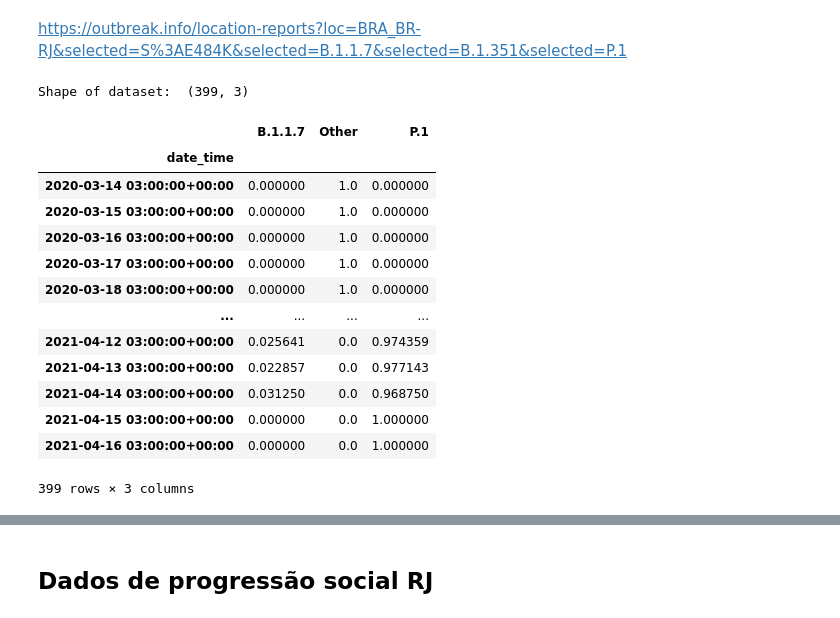
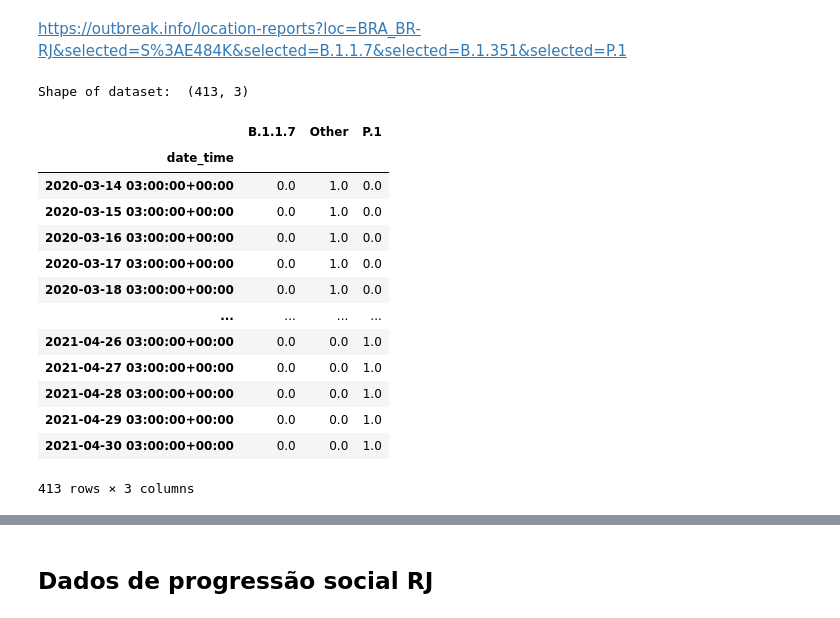
Before and after one commit to fbosousa/covid19, a Jupyter notebook: dados_rj.ipynb, the cells around one changed output, grey strips where cells are left out. Drawn from its saved outputs; the diff is of its cells as text; code cells hidden in the pictures.

```diff
--- a/dados_rj.ipynb
+++ b/dados_rj.ipynb
@@ -343,27 +343,27 @@ plt.show()
 # %% [markdown]
 https://outbreak.info/location-reports?loc=BRA_BR-RJ&selected=S%3AE484K&selected=B.1.1.7&selected=B.1.351&selected=P.1
 # %%
-lineage_prevalence = pd.read_json (r'data/RJ/outbreakinfo_mutation_report_data_2021-05-12.json')
+lineage_prevalence = pd.read_json (r'data/RJ/outbreakinfo_mutation_report_data_2021-05-26.json')
 lineage_prevalence.drop(["source"],axis='columns', inplace=True)
 lineage_prevalence = lineage_prevalence.set_index('date_time')
 print("Shape of dataset: ", lineage_prevalence.shape)
 lineage_prevalence
 # %% [output]
-Shape of dataset:  (399, 3)
+Shape of dataset:  (413, 3)
 |  | B.1.1.7 | Other | P.1 |
 | date_time |  |  |  |
-| 2020-03-14 03:00:00+00:00 | 0.000000 | 1.0 | 0.000000 |
-| 2020-03-15 03:00:00+00:00 | 0.000000 | 1.0 | 0.000000 |
-| 2020-03-16 03:00:00+00:00 | 0.000000 | 1.0 | 0.000000 |
-| 2020-03-17 03:00:00+00:00 | 0.000000 | 1.0 | 0.000000 |
-| 2020-03-18 03:00:00+00:00 | 0.000000 | 1.0 | 0.000000 |
+| 2020-03-14 03:00:00+00:00 | 0.0 | 1.0 | 0.0 |
+| 2020-03-15 03:00:00+00:00 | 0.0 | 1.0 | 0.0 |
+| 2020-03-16 03:00:00+00:00 | 0.0 | 1.0 | 0.0 |
+| 2020-03-17 03:00:00+00:00 | 0.0 | 1.0 | 0.0 |
+| 2020-03-18 03:00:00+00:00 | 0.0 | 1.0 | 0.0 |
 | ... | ... | ... | ... |
-| 2021-04-12 03:00:00+00:00 | 0.025641 | 0.0 | 0.974359 |
-| 2021-04-13 03:00:00+00:00 | 0.022857 | 0.0 | 0.977143 |
-| 2021-04-14 03:00:00+00:00 | 0.031250 | 0.0 | 0.968750 |
-| 2021-04-15 03:00:00+00:00 | 0.000000 | 0.0 | 1.000000 |
-| 2021-04-16 03:00:00+00:00 | 0.000000 | 0.0 | 1.000000 |
+| 2021-04-26 03:00:00+00:00 | 0.0 | 0.0 | 1.0 |
+| 2021-04-27 03:00:00+00:00 | 0.0 | 0.0 | 1.0 |
+| 2021-04-28 03:00:00+00:00 | 0.0 | 0.0 | 1.0 |
+| 2021-04-29 03:00:00+00:00 | 0.0 | 0.0 | 1.0 |
+| 2021-04-30 03:00:00+00:00 | 0.0 | 0.0 | 1.0 |
-399 rows × 3 columns
+413 rows × 3 columns
 # %%
 
 fig,ax= plt.subplots(figsize = (20, 8))
```
Also changed, not shown: parts of 8 cells of this notebook.
